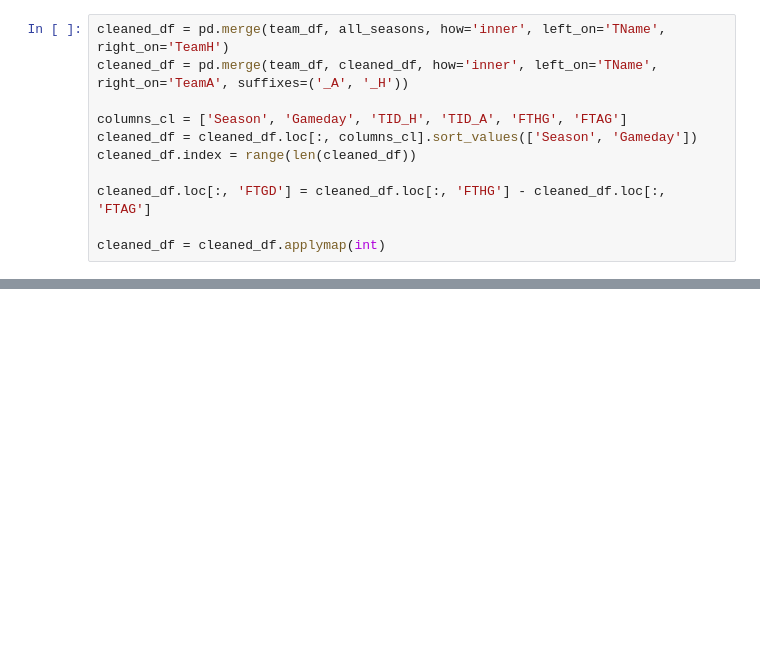
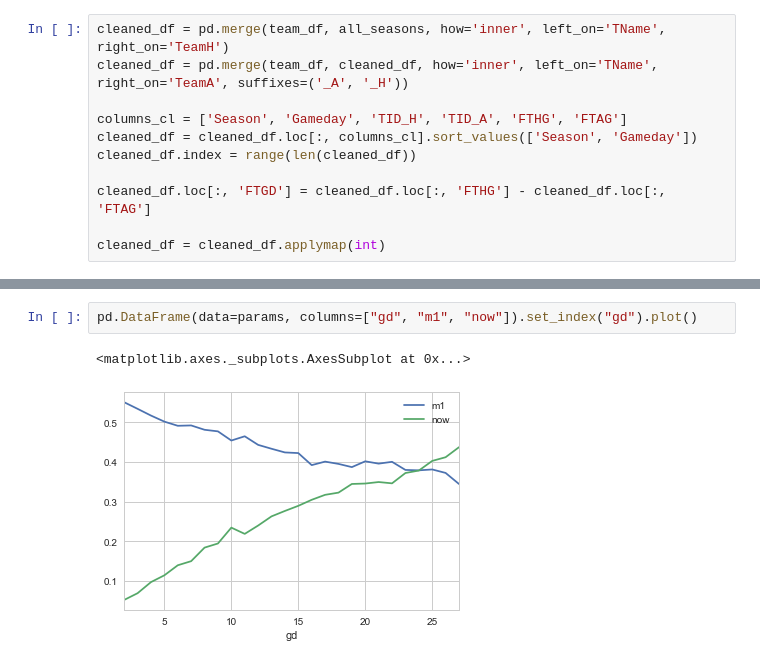
Before and after one commit to apbecker/Bundesliga_Analysis, a Jupyter notebook: Data_Analysis.ipynb, the cells around one changed output, grey strips where cells are left out. Drawn from its saved outputs; the diff is of its cells as text; blank space fills up the shorter version.

```diff
--- a/Data_Analysis.ipynb
+++ b/Data_Analysis.ipynb
@@ -105,0 +299,5 @@ table_extrap_df
+# %%
+pd.DataFrame(data=params, columns=["gd", "m1", "now"]).set_index("gd").plot()
+# %% [output]
+<matplotlib.axes._subplots.AxesSubplot at 0x...>
+[figure, added]
```
Also changed, not shown: parts of 16 cells of this notebook, 1 other file.
